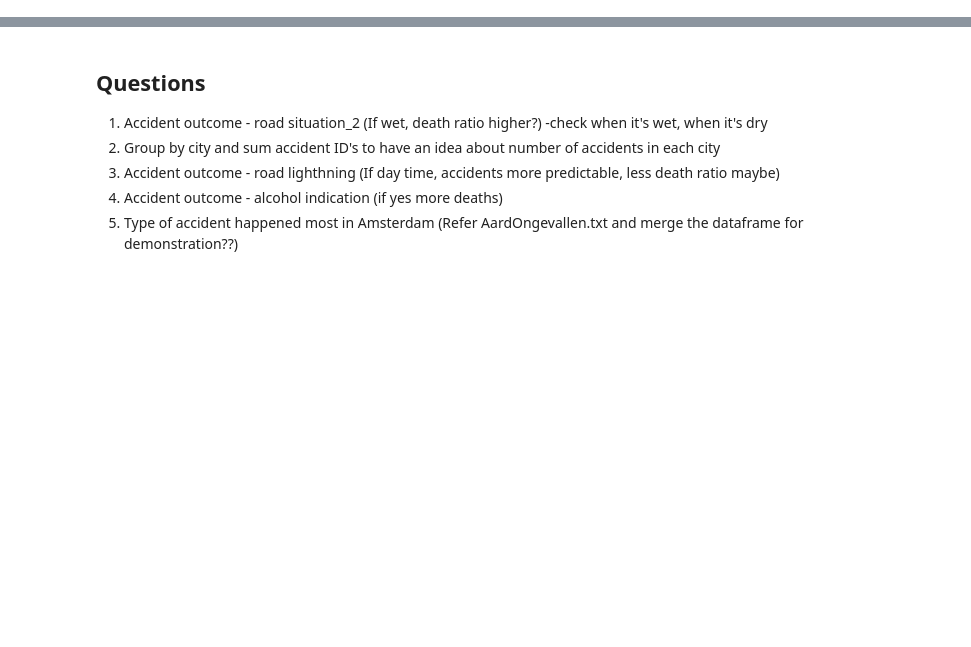
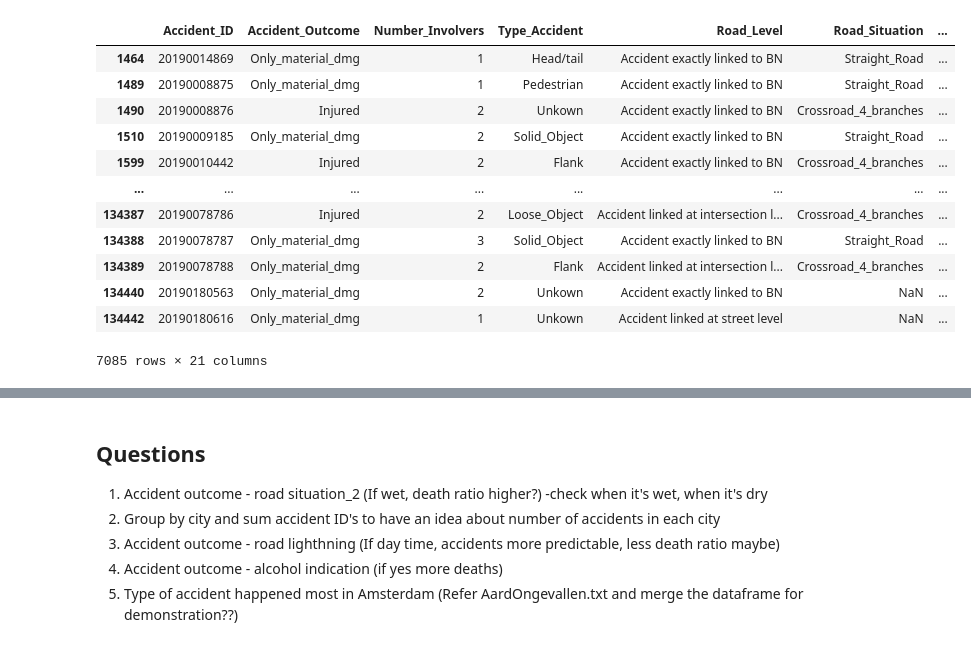
Before and after one commit to gorkemguneser/Amsterdam-Transportation-Project, a Jupyter notebook: AccidentsDataset.ipynb, the cells around one changed output, grey strips where cells are left out. Drawn from its saved outputs; the diff is of its cells as text; code cells hidden in the pictures; blank space fills up the shorter version.

```diff
--- a/AccidentsDataset.ipynb
+++ b/AccidentsDataset.ipynb
@@ -31,0 +139,16 @@ df = pd.read_csv('data/accidents.txt', sep=',', error_bad_lines=False, index_col
+# %%
+big_df_amsterdam
+# %% [output]
+|  | Accident_ID | Accident_Outcome | Number_Involvers | Type_Accident | Road_Level | Road_Situation | ... |
+| 1464 | 20190014869 | Only_material_dmg | 1 | Head/tail | Accident exactly linked to BN | Straight_Road | ... |
+| 1489 | 20190008875 | Only_material_dmg | 1 | Pedestrian | Accident exactly linked to BN | Straight_Road | ... |
+| 1490 | 20190008876 | Injured | 2 | Unkown | Accident exactly linked to BN | Crossroad_4_branches | ... |
+| 1510 | 20190009185 | Only_material_dmg | 2 | Solid_Object | Accident exactly linked to BN | Straight_Road | ... |
+| 1599 | 20190010442 | Injured | 2 | Flank | Accident exactly linked to BN | Crossroad_4_branches | ... |
+| ... | ... | ... | ... | ... | ... | ... | ... |
+| 134387 | 20190078786 | Injured | 2 | Loose_Object | Accident linked at intersection l... | Crossroad_4_branches | ... |
+| 134388 | 20190078787 | Only_material_dmg | 3 | Solid_Object | Accident exactly linked to BN | Straight_Road | ... |
+| 134389 | 20190078788 | Only_material_dmg | 2 | Flank | Accident linked at intersection l... | Crossroad_4_branches | ... |
+| 134440 | 20190180563 | Only_material_dmg | 2 | Unkown | Accident exactly linked to BN | NaN | ... |
+| 134442 | 20190180616 | Only_material_dmg | 1 | Unkown | Accident linked at street level | NaN | ... |
+7085 rows × 21 columns
```
Also changed, not shown: parts of 20 cells of this notebook.
